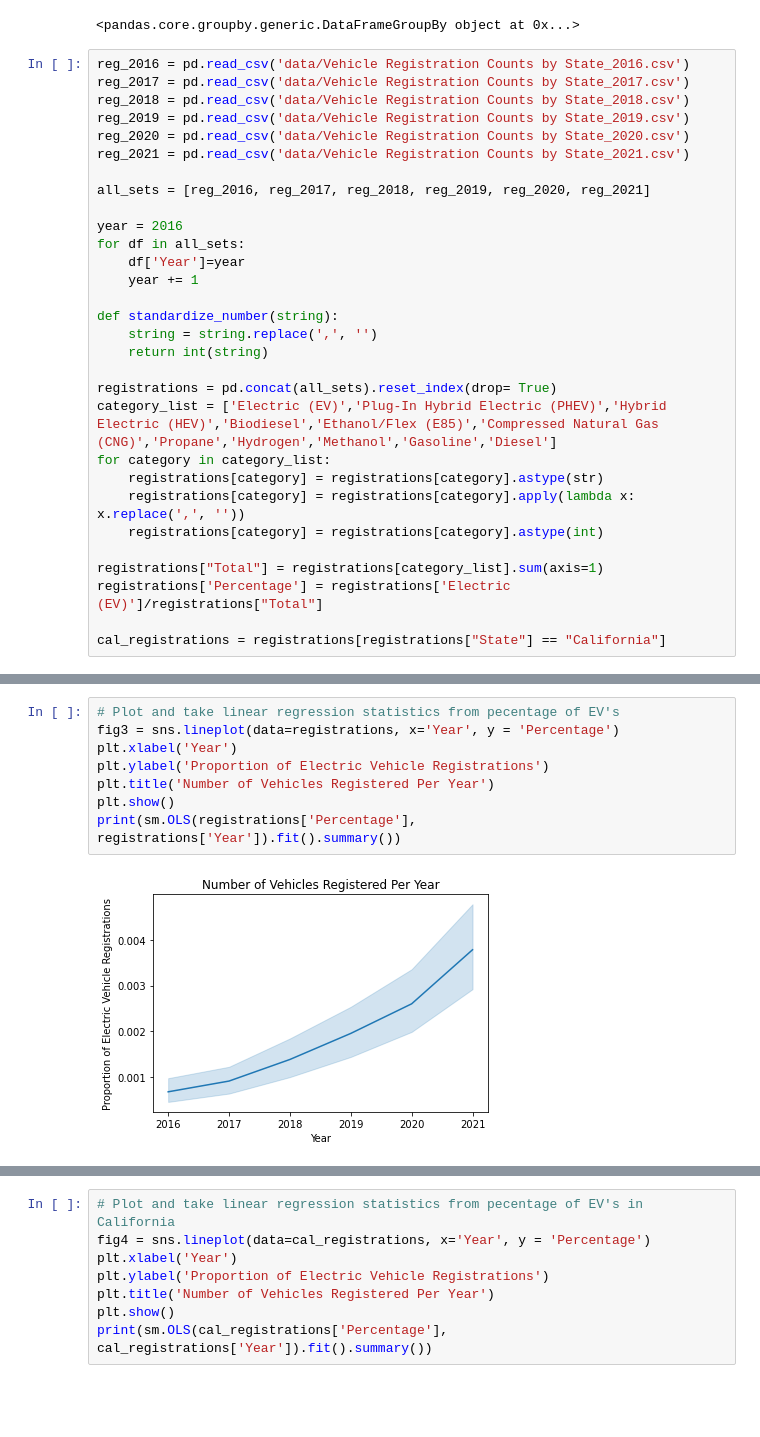
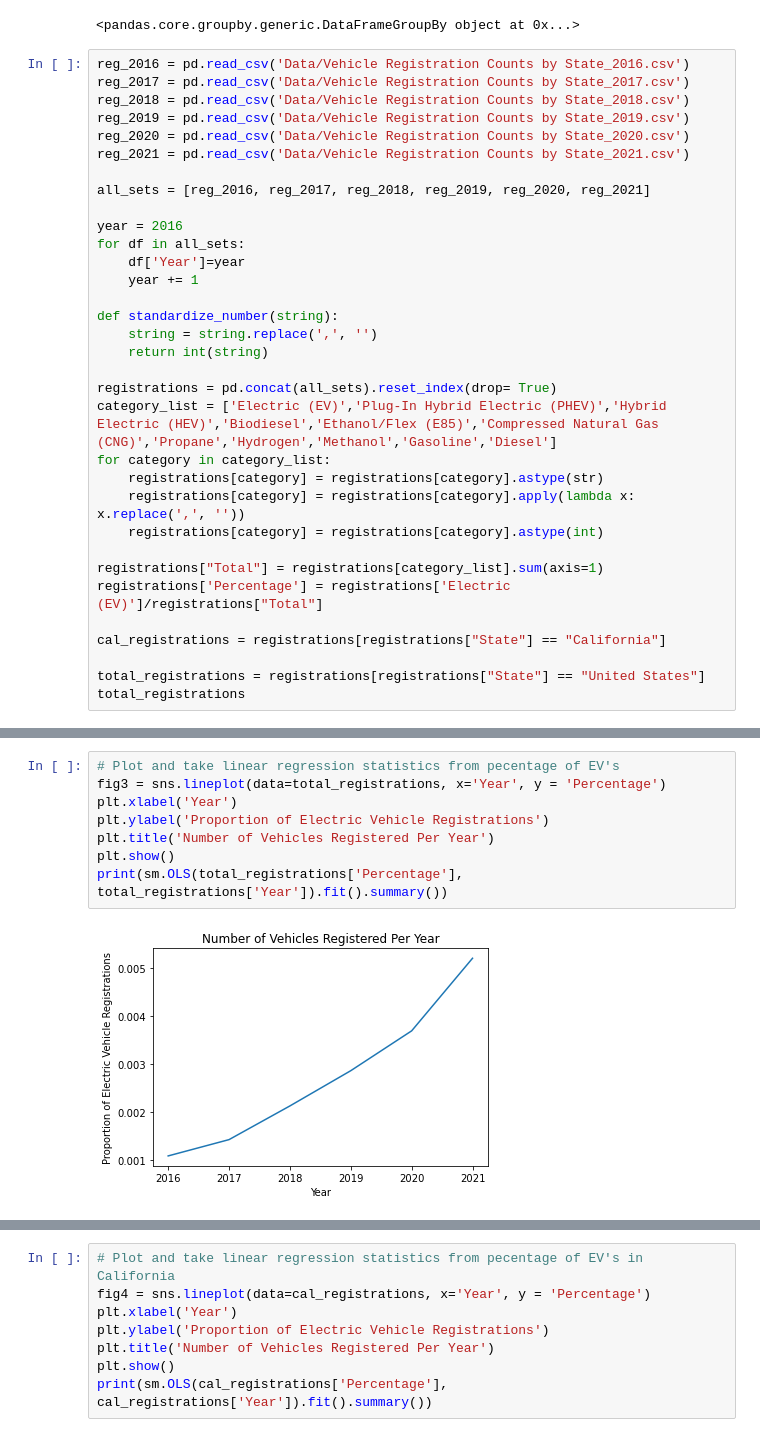
Before and after one commit to nliu880/EV-Sales-in-California, a Jupyter notebook: adibook_eda.ipynb, the cells around one changed output, grey strips where cells are left out. Saved outputs shown, nothing was run; the diff lists cells and outputs as text; blank space fills up the shorter version.

```diff
--- a/adibook_eda.ipynb
+++ b/adibook_eda.ipynb
@@ -83,12 +83,12 @@ motor_comp.groupby('Data Year')
 # %% [output]
 <pandas.core.groupby.generic.DataFrameGroupBy object at 0x...>
 # %%
-reg_2016 = pd.read_csv('data/Vehicle Registration Counts by State_2016.csv')
-reg_2017 = pd.read_csv('data/Vehicle Registration Counts by State_2017.csv')
-reg_2018 = pd.read_csv('data/Vehicle Registration Counts by State_2018.csv')
-reg_2019 = pd.read_csv('data/Vehicle Registration Counts by State_2019.csv')
-reg_2020 = pd.read_csv('data/Vehicle Registration Counts by State_2020.csv')
-reg_2021 = pd.read_csv('data/Vehicle Registration Counts by State_2021.csv')
+reg_2016 = pd.read_csv('Data/Vehicle Registration Counts by State_2016.csv')
+reg_2017 = pd.read_csv('Data/Vehicle Registration Counts by State_2017.csv')
+reg_2018 = pd.read_csv('Data/Vehicle Registration Counts by State_2018.csv')
+reg_2019 = pd.read_csv('Data/Vehicle Registration Counts by State_2019.csv')
+reg_2020 = pd.read_csv('Data/Vehicle Registration Counts by State_2020.csv')
+reg_2021 = pd.read_csv('Data/Vehicle Registration Counts by State_2021.csv')
 
 all_sets = [reg_2016, reg_2017, reg_2018, reg_2019, reg_2020, reg_2021]
 
@@ -112,3 +112,6 @@ registrations["Total"] = registrations[category_list].sum(axis=1)
 registrations['Percentage'] = registrations['Electric (EV)']/registrations["Total"]
 
 cal_registrations = registrations[registrations["State"] == "California"]
+
+total_registrations = registrations[registrations["State"] == "United States"]
+total_registrations
@@ -115,12 +126,12 @@ cal_registrations = registrations[registrations["State"] == "California"]
 # %%
 # Plot and take linear regression statistics from pecentage of EV's
-fig3 = sns.lineplot(data=registrations, x='Year', y = 'Percentage')
+fig3 = sns.lineplot(data=total_registrations, x='Year', y = 'Percentage')
 plt.xlabel('Year')
 plt.ylabel('Proportion of Electric Vehicle Registrations')
 plt.title('Number of Vehicles Registered Per Year')
 plt.show()
-print(sm.OLS(registrations['Percentage'], registrations['Year']).fit().summary())
+print(sm.OLS(total_registrations['Percentage'], total_registrations['Year']).fit().summary())
 # %% [output]
-[figure, old version]
+[figure, new version]
                                  OLS Regression Results
 =======================================================================================
```
Also changed, not shown: parts of 2 cells of this notebook, 1 other file.
